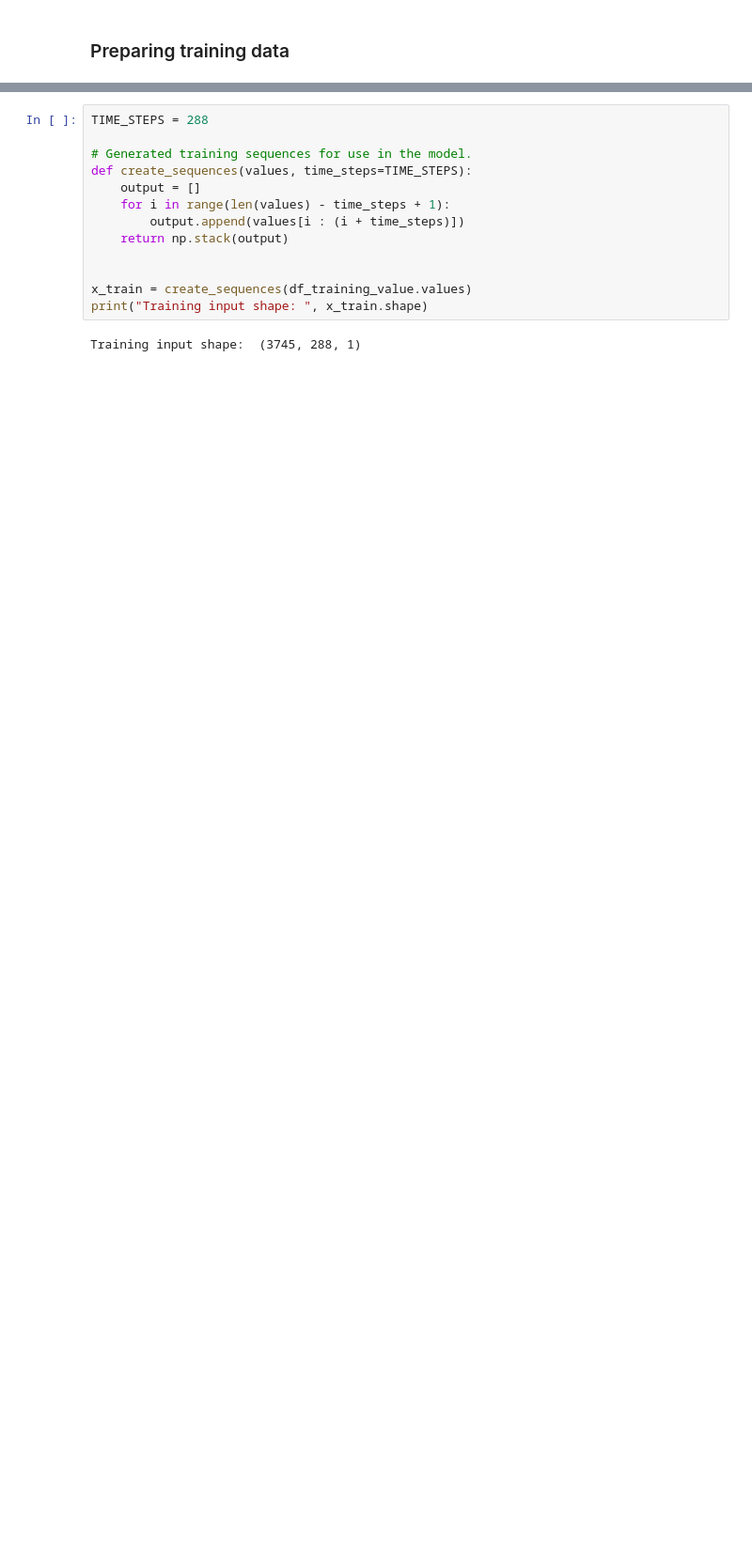
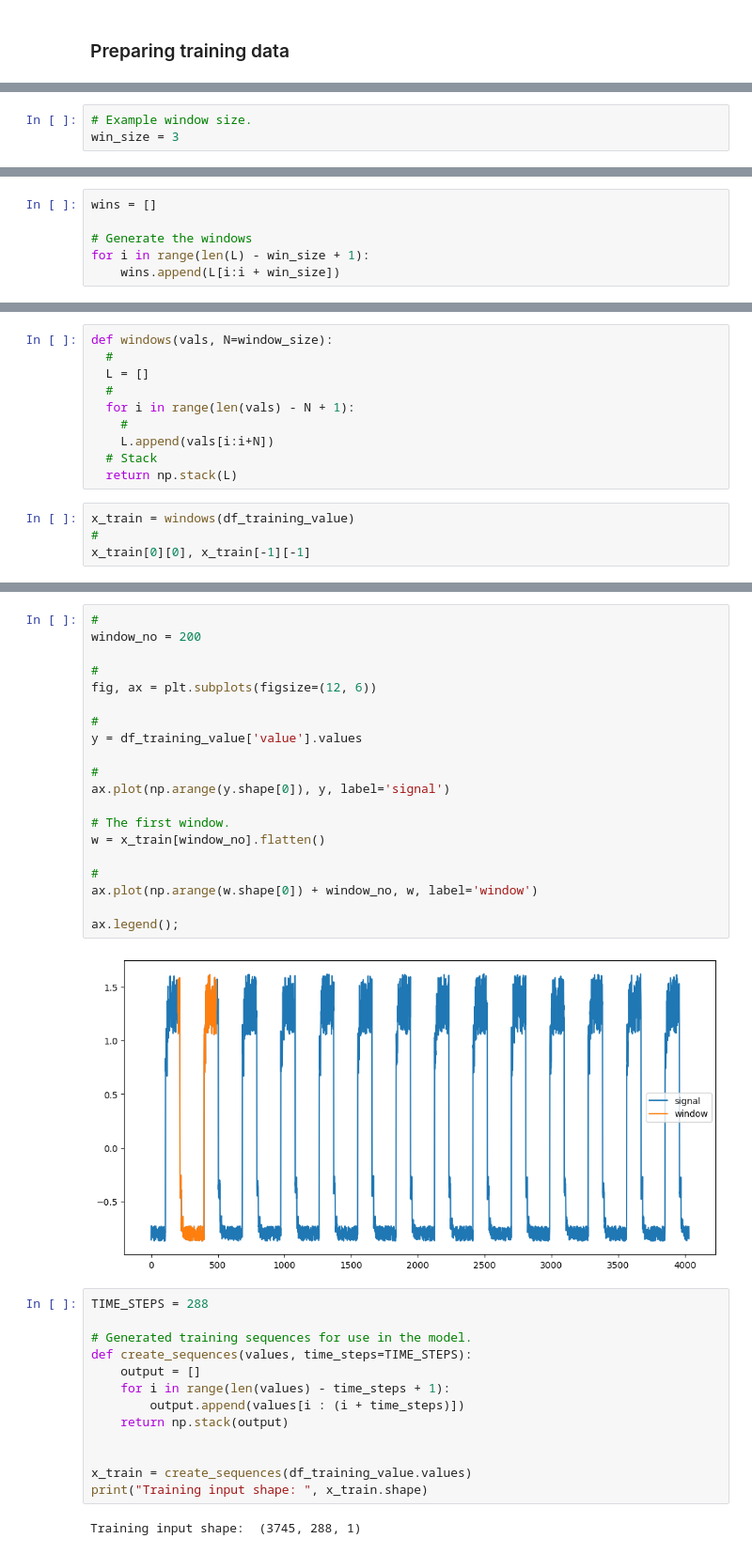
Before and after one commit to kaob1991/Machine-learning-and-statistics, a Jupyter notebook: Keras Time-series Anomaly.ipynb, the cells around one changed output, grey strips where cells are left out. Shown: that part at 94% size. Cells and saved outputs as stored; diff of their text form; blank space fills up the shorter version.

```diff
--- a/Keras Time-series Anomaly.ipynb
+++ b/Keras Time-series Anomaly.ipynb
@@ -77,0 +162,3 @@ Number of training samples: 4032
+# %%
+# Example window size.
+win_size = 3
@@ -77,0 +189,6 @@ Number of training samples: 4032
+# %%
+wins = []
+
+# Generate the windows
+for i in range(len(L) - win_size + 1):
+    wins.append(L[i:i + win_size])
@@ -77,0 +208,14 @@ Number of training samples: 4032
+# %%
+def windows(vals, N=window_size):
+  #
+  L = []
+  #
+  for i in range(len(vals) - N + 1):
+    #
+    L.append(vals[i:i+N])
+  # Stack
+  return np.stack(L)
+# %%
+x_train = windows(df_training_value)
+#
+x_train[0][0], x_train[-1][-1]
@@ -78,3 +248,25 @@ Number of training samples: 4032
+# %%
+#
+window_no = 200
+
+#
+fig, ax = plt.subplots(figsize=(12, 6))
+
+#
+y = df_training_value['value'].values
+
+#
+ax.plot(np.arange(y.shape[0]), y, label='signal')
+
+# The first window.
+w = x_train[window_no].flatten()
+
+#
+ax.plot(np.arange(w.shape[0]) + window_no, w, label='window')
+
+ax.legend();
+# %% [output]
+[figure, added]
 # %%
 TIME_STEPS = 288
 
```
Also changed, not shown: parts of 54 cells of this notebook.
